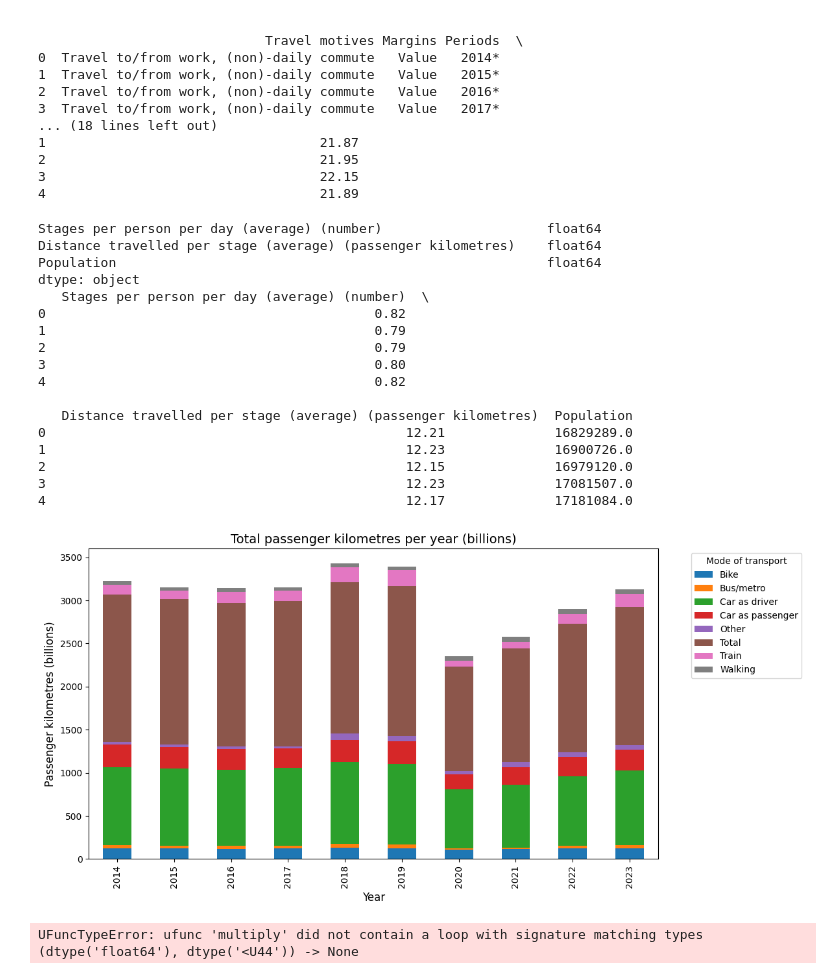
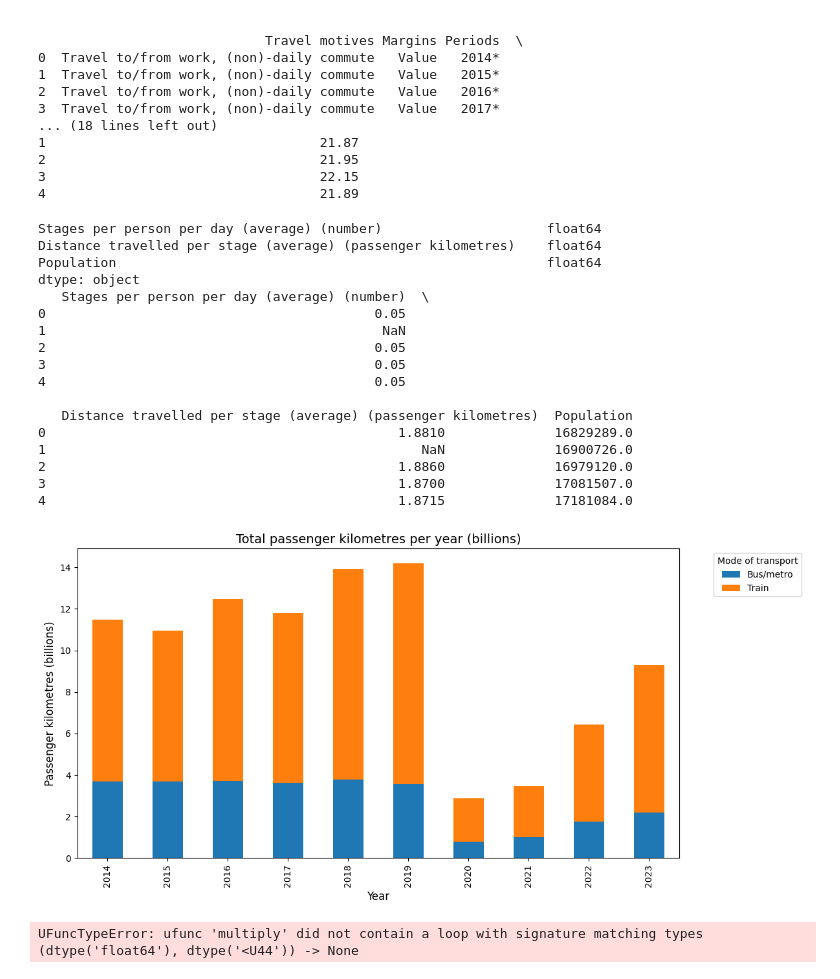
Before and after one commit to lotterus2003/groep24, a Jupyter notebook: Data subquestions/Subquestion 1.ipynb, the cells around one changed output. Saved outputs shown, nothing was run; the diff lists cells and outputs as text; code cells hidden in the pictures.

Commit message:
Beste plot

```diff
--- a/Data subquestions/Subquestion 1.ipynb
+++ b/Data subquestions/Subquestion 1.ipynb
@@ -92,6 +92,25 @@ df["Periods"] = (df["Periods"].astype(str).str.replace("*", "", regex=False).str
 df["Periods"] = pd.to_numeric(df["Periods"], errors="coerce")
 
 df["Periods"] = df["Periods"].astype(int)
+
+df["Stages per person per day (average) (number)"] = pd.to_numeric(
+    df["Stages per person per day (average) (number)"], errors="coerce"
+)
+
+df["Distance travelled per stage (average) (passenger kilometres)"] = pd.to_numeric(
+    df["Distance travelled per stage (average) (passenger kilometres)"], errors="coerce"
+)
+
+#multiply distance and stages
+
+df["Distance travelled per stage (average) (passenger kilometres)"] = (
+    df["Stages per person per day (average) (number)"]
+    * df["Distance travelled per stage (average) (passenger kilometres)"]
+)
+
+df = df[df["Modes of travel"].isin(["Train", "Bus/metro"])]
+df = df[df["Periods"].between(2014, 2024)]
+
 
 merged = pd.merge(df, pop, left_on="Periods", right_on="Year", how="left")
 # === 3. Merge data and calculations ===
@@ -125,64 +144,44 @@ merged["Total passenger kilometres (annual, billions)"] = (
     merged["Total passenger kilometres (annual)"] / 1000000000
 )
 
 
 
 # Convert distance and stage column to numeric
 
-df["Stages per person per day (average) (number)"] = pd.to_numeric(
-    df["Stages per person per day (average) (number)"], errors="coerce"
-)
-
-df["Distance travelled per stage (average) (passenger kilometres)"] = pd.to_numeric(
-    df["Distance travelled per stage (average) (passenger kilometres)"], errors="coerce"
-)
-
-#multiply distance and stages
-
-df["Distance travelled per stage (average) (passenger kilometres)"] = (
-    df["Stages per person per day (average) (number)"]
-    * df["Distance travelled per stage (average) (passenger kilometres)"]
-)
-
-df = df[df["Modes of travel"] == "Bus/metro"]
-
-df = df[df["Periods"].between(2014, 2024)]
-
-
 pivot_df = merged.pivot_table(
     index="Periods",
     columns="Modes of travel",
     values="Total passenger kilometres (annual, billions)",
     aggfunc="sum"
 )
 
 plt.figure(figsize=(12, 6))
 pivot_df.plot(kind="bar", stacked=True, ax=plt.gca())
 plt.title("Total passenger kilometres per year (billions)", fontsize=14)
 plt.xlabel("Year", fontsize=12)
 plt.ylabel("Passenger kilometres (billions)", fontsize=12)
 plt.legend(title="Mode of transport", bbox_to_anchor=(1.05, 1), loc='upper left')
 plt.tight_layout()
 plt.show()
 # %% [output]
 Stages per person per day (average) (number)                     float64
 Distance travelled per stage (average) (passenger kilometres)    float64
 Population                                                       float64
 dtype: object
    Stages per person per day (average) (number)  \
-0                                          0.82
-1                                          0.79
-2                                          0.79
-3                                          0.80
-4                                          0.82
+0                                          0.05
+1                                           NaN
+2                                          0.05
+3                                          0.05
+4                                          0.05
 
    Distance travelled per stage (average) (passenger kilometres)  Population
-0                                              12.21              16829289.0
-1                                              12.23              16900726.0
-2                                              12.15              16979120.0
-3                                              12.23              17081507.0
-4                                              12.17              17181084.0
+0                                             1.8810              16829289.0
+1                                                NaN              16900726.0
+2                                             1.8860              16979120.0
+3                                             1.8700              17081507.0
+4                                             1.8715              17181084.0
-[figure, old version]
+[figure, new version]
 # %%
 df["new"] = df[df["Distance travelled per stage (average) (passenger kilometres)"]*["Stages per person per day (average) (number)"]]
 print(df["new"])
```
